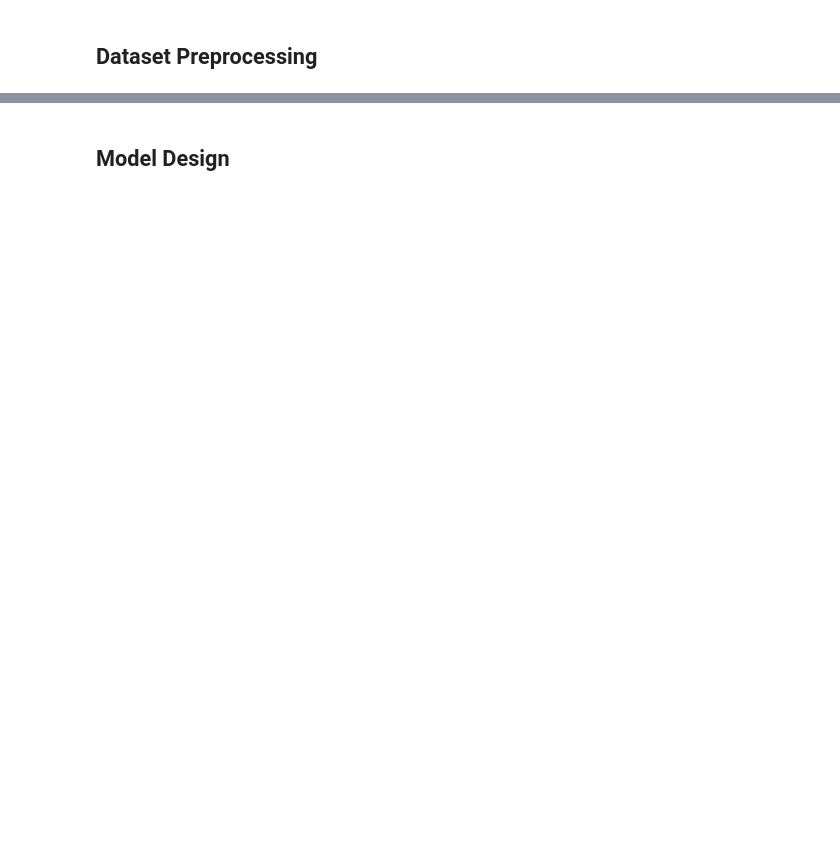
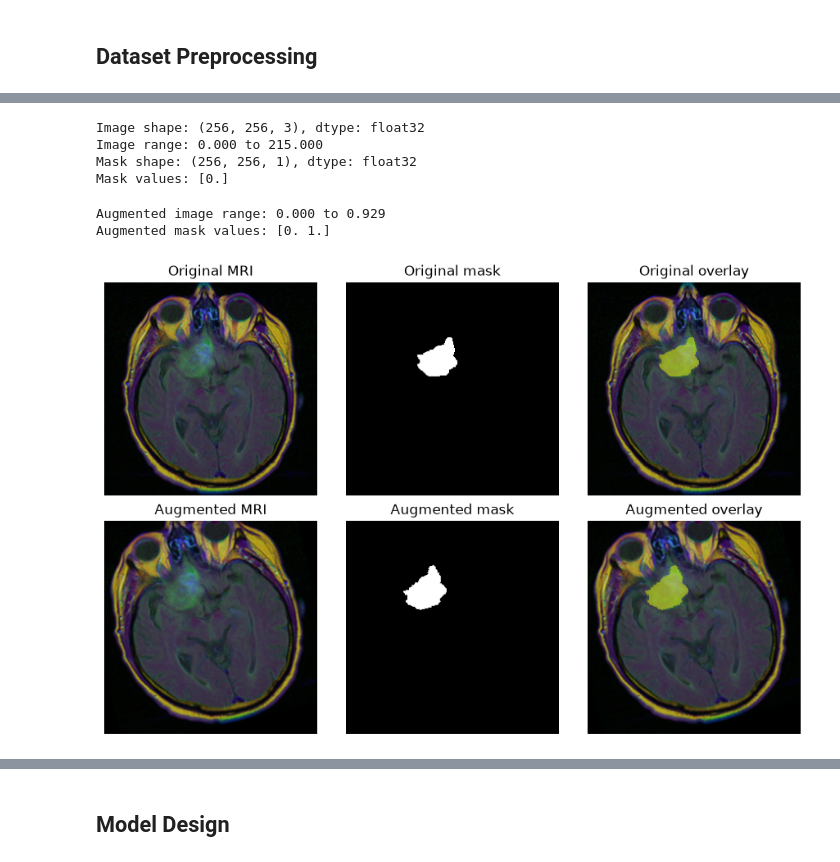
Before and after one commit to FosterSenpai/Semantic-Segmentation, a Jupyter notebook: DLE305RaeFosterBrief2.ipynb, the cells around one changed output, grey strips where cells are left out. Cells and saved outputs as stored; diff of their text form; code cells hidden in the pictures; blank space fills up the shorter version.

```diff
--- a/DLE305RaeFosterBrief2.ipynb
+++ b/DLE305RaeFosterBrief2.ipynb
@@ -177,0 +249,29 @@ plt.show()
+# %%
+# Preparing image mask pairs
+
+def load_images(image_path, mask_path):
+    """Preps image and mask pair for augmentation"""
+    with Image.open(image_path) as image_file:
+        image = np.array(image_file).astype(np.float32)
+
+    # Making sure mask is binary floats
+    with Image.open(mask_path) as mask_file:
+        mask = (np.array(mask_file) > 0).astype(np.float32)
+    # Adding a channel for model output
+    mask = mask[..., np.newaxis]
+
+    # Could resize but i don't think needed for this dataset
+
+    return image, mask
+
+sample = train_df.iloc[0]
+image,mask = load_images(sample["image_path"], sample["mask_path"])
+print(f"Image shape: {image.shape}, dtype: {image.dtype}")
+print(f"Image range: {image.min():.3f} to {image.max():.3f}")
+print(f"Mask shape: {mask.shape}, dtype: {mask.dtype}")
+print(f"Mask values: {np.unique(mask)}")
+# %% [output]
+Image shape: (256, 256, 3), dtype: float32
+Image range: 0.000 to 215.000
+Mask shape: (256, 256, 1), dtype: float32
+Mask values: [0.]
@@ -177,0 +302,49 @@ plt.show()
+# %%
+# Checking augmentation can be done to image and mask correctly
+
+# Getting sample with an abnormality
+sample = train_df[train_df["has_abnormality"]].iloc[0]
+image, mask = load_images(sample["image_path"], sample["mask_path"])
+
+# Getting one transform and applying to both
+transform = image_gen.get_random_transform(image.shape, seed=24)
+aug_image = image_gen.apply_transform(image.copy(), transform)
+aug_mask = mask_gen.apply_transform(mask.copy(), transform)
+
+# Rescale after
+aug_image = image_gen.standardize(aug_image)
+
+print(f"Augmented image range: {aug_image.min():.3f} to {aug_image.max():.3f}")
+print(f"Augmented mask values: {np.unique(aug_mask)}")
+
+# Visualization
+pairs = [
+    (image / 255, mask, "Original"),
+    (aug_image, aug_mask, "Augmented")
+]
+
+fig, axes = plt.subplots(2,3, figsize = (9, 6))
+for row, (display_image, display_mask, label) in enumerate(pairs):
+    binary_mask = display_mask[:,:,0] > 0
+
+    axes[row, 0].imshow(display_image)
+    axes[row, 0].set_title(f"{label} MRI")
+
+    axes[row, 1].imshow(binary_mask, cmap="gray", vmin=0, vmax=1)
+    axes[row, 1].set_title(f"{label} mask")
+
+    overlay = np.ma.masked_where(~binary_mask, binary_mask)
+    axes[row, 2].imshow(display_image)
+    axes[row, 2].imshow(overlay, cmap="autumn", alpha=0.45, vmin=0, vmax=1)
+    axes[row, 2].set_title(f"{label} overlay")
+
+    for axis in axes[row]:
+        axis.axis("off")
+
+
+plt.tight_layout()
+plt.show()
+# %% [output]
+Augmented image range: 0.000 to 0.929
+Augmented mask values: [0. 1.]
+[figure, added]
```
Also changed, not shown: parts of 26 cells of this notebook, 14 other files.
